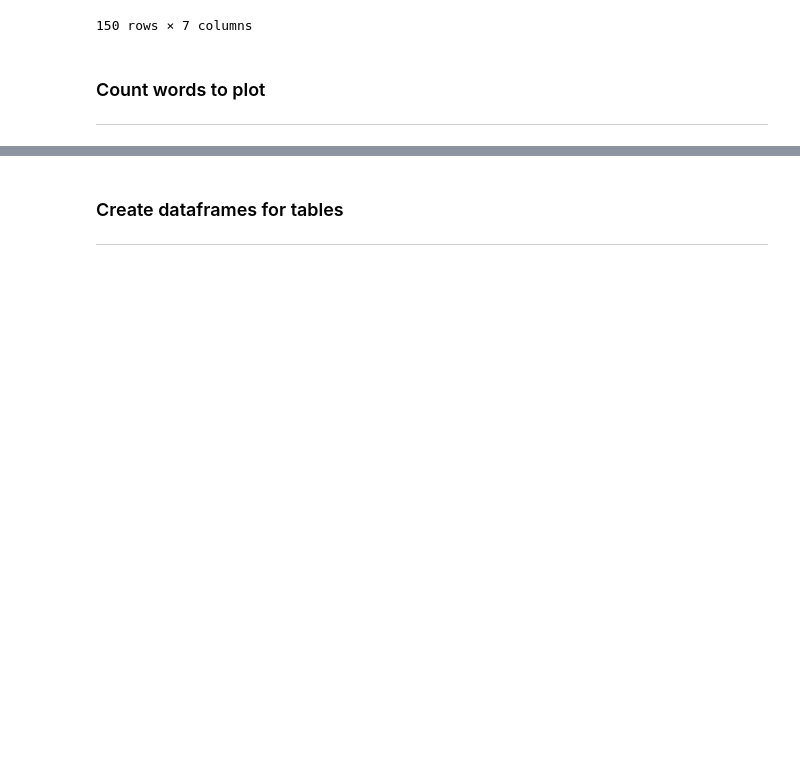
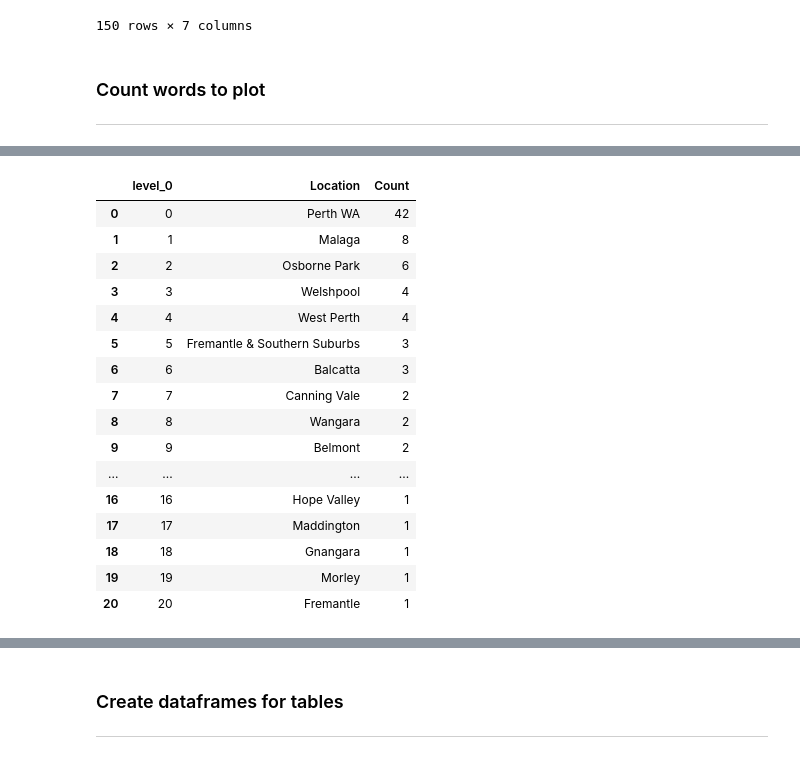
Before and after one commit to jonowood/Project_3, a Jupyter notebook: Webscraper Clean - Jon-checkpoint.ipynb, the cells around one changed output, grey strips where cells are left out. Cells and saved outputs as stored; diff of their text form; code cells hidden in the pictures; blank space fills up the shorter version.

```diff
--- a/Webscraper Clean - Jon-checkpoint.ipynb
+++ b/Webscraper Clean - Jon-checkpoint.ipynb
@@ -234,0 +215,21 @@ healthcare_medical_count
+# %%
+# create df for location counts
+# heatmap plot
+
+construction_locations = construction_df['job_location'].value_counts()
+engineering_locations = engineering_df['job_location'].value_counts()
+healthcare_medical_locations = healthcare_medical_df['job_location'].value_counts()
+sales_locations = sales_df['job_location'].value_counts()
+jobs_in_community_services_development_locations = jobs_in_community_services_development_df['job_location'].value_counts()
+
+construction_locations_df = pd.DataFrame(construction_locations)
+engineering_locations_df = pd.DataFrame(engineering_locations)
+healthcare_medical_locations_df = pd.DataFrame(healthcare_medical_locations)
+sales_locations_df = pd.DataFrame(sales_locations)
+jobs_in_community_services_development_df = pd.DataFrame(jobs_in_community_services_development_locations)
+
+# sales_locations_df
+# construction_locations_df
+# healthcare_medical_locations_df
+# sales_locations_df
+jobs_in_community_services_development_df
@@ -235,3 +254,36 @@ healthcare_medical_count
+# %%
+# reset index for tables
+sales_locations_df.reset_index(inplace=True)
+construction_locations_df.reset_index(inplace=True)
+healthcare_medical_locations_df.reset_index(inplace=True)
+sales_locations_df.reset_index(inplace=True)
+jobs_in_community_services_development_df.reset_index(inplace=True)
+# %%
+# rename columns to be more frieldly
+sales_locations_df.rename(columns= {'index':'Location', 'job_location':'Count'}, inplace=True)
+construction_locations_df.rename(columns= {'index':'Location', 'job_location':'Count'}, inplace=True)
+healthcare_medical_locations_df.rename(columns= {'index':'Location', 'job_location':'Count'}, inplace=True)
+sales_locations_df.rename(columns= {'index':'Location', 'job_location':'Count'}, inplace=True)
+jobs_in_community_services_development_df.rename(columns= {'index':'Location', 'job_location':'Count'}, inplace=True)
+sales_locations_df
+# %% [output]
+|  | level_0 | Location | Count |
+| 0 | 0 | Perth WA | 42 |
+| 1 | 1 | Malaga | 8 |
+| 2 | 2 | Osborne Park | 6 |
+| 3 | 3 | Welshpool | 4 |
+| 4 | 4 | West Perth | 4 |
+| 5 | 5 | Fremantle & Southern Suburbs | 3 |
+| 6 | 6 | Balcatta | 3 |
+| 7 | 7 | Canning Vale | 2 |
+| 8 | 8 | Wangara | 2 |
+| 9 | 9 | Belmont | 2 |
+| ... | ... | ... | ... |
+| 16 | 16 | Hope Valley | 1 |
+| 17 | 17 | Maddington | 1 |
+| 18 | 18 | Gnangara | 1 |
+| 19 | 19 | Morley | 1 |
+| 20 | 20 | Fremantle | 1 |
 # %%
 # grouped df by location count
 # heat map
```
Also changed, not shown: parts of 7 cells of this notebook.
